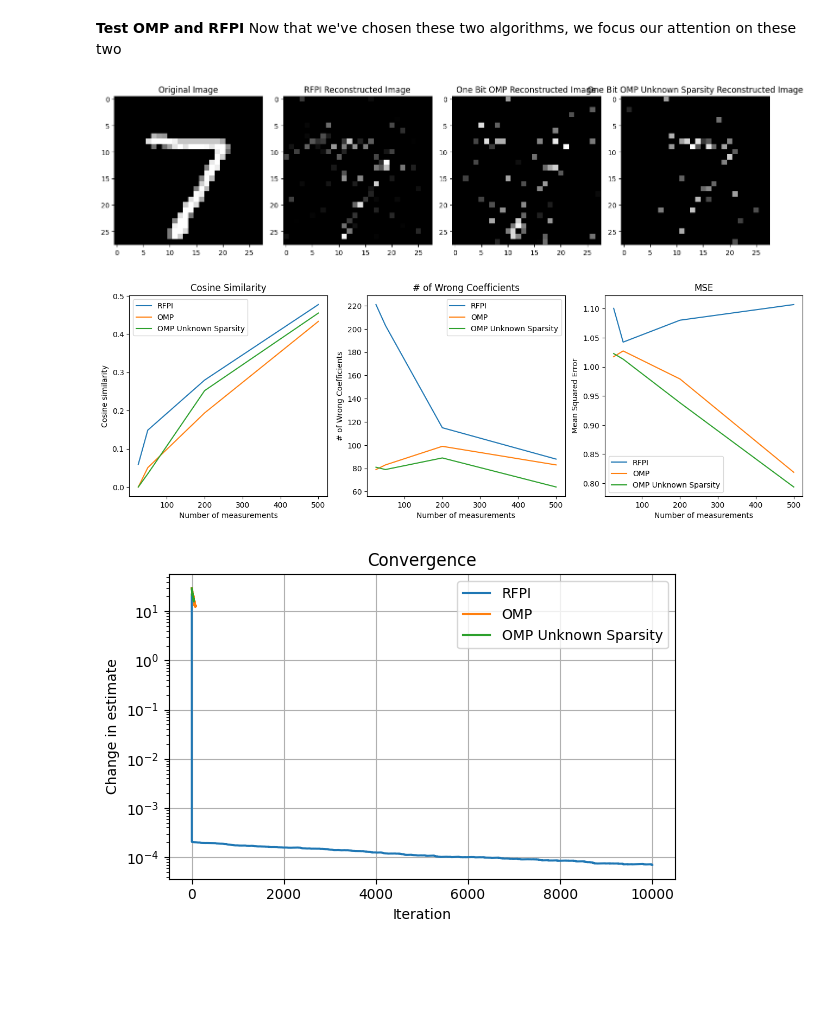
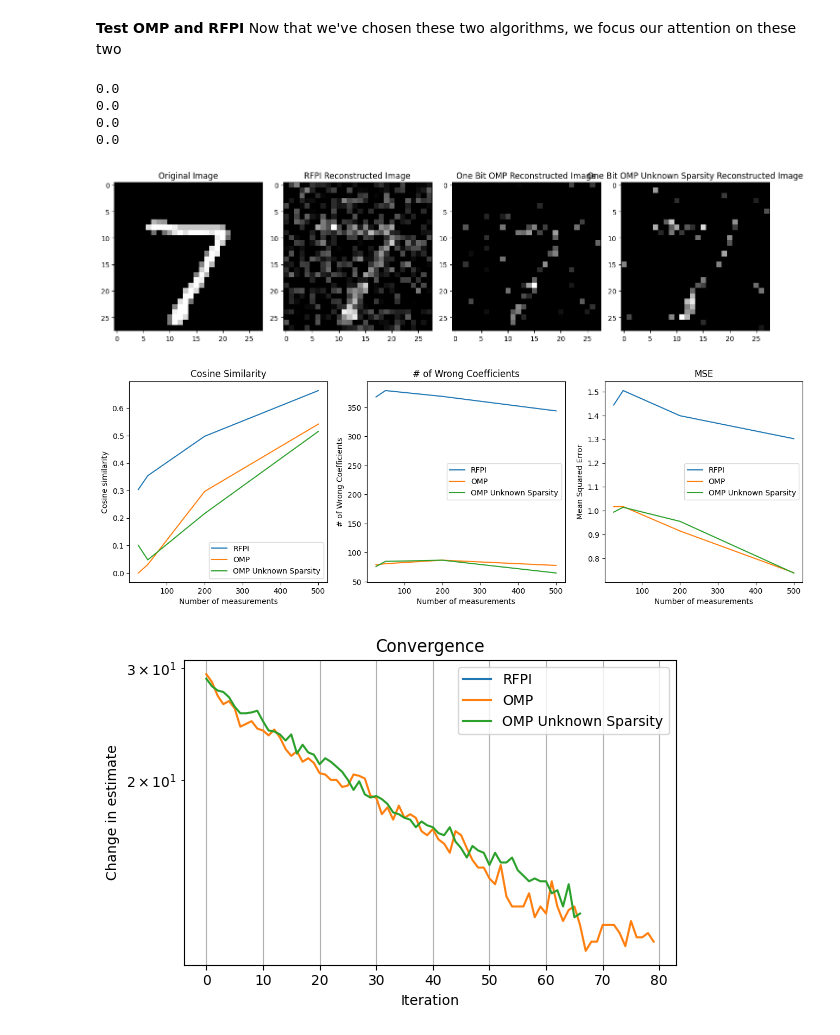
Before and after one commit to josephine-king/EE4740_ImageCompression, a Jupyter notebook: image_compression.ipynb, the cells around one changed output. Drawn from its saved outputs; the diff is of its cells as text; code cells hidden in the pictures; blank space fills up the shorter version.

```diff
--- a/image_compression.ipynb
+++ b/image_compression.ipynb
@@ -171,13 +171,16 @@ def biht(meas_matrix, measurement, lamda, step_size, sparsity, threshold, max_it
 def rfpi(meas_matrix, measurement, step_size, lamda, threshold, max_iter):
 
     estimate = np.linalg.pinv(meas_matrix) @ measurement
-    estimate = estimate/ np.linalg.norm(estimate)
+    estimate = estimate / np.linalg.norm(estimate)
     Y = np.diagflat(measurement)
     iter = 0
     convergence = []
 
+    residual = measurement.copy()
+    res_norm = np.linalg.norm(residual)
+
     delta = np.linalg.norm(measurement)
-    while iter < max_iter and delta > threshold:
+    while iter < max_iter and res_norm > threshold:
         last_estimate = estimate
         s = (Y @ meas_matrix).T @ np.maximum(np.multiply(measurement, meas_matrix @ estimate), np.zeros_like(measurement))
         g = s - (s.T @ estimate) * estimate
@@ -186,8 +189,12 @@ def rfpi(meas_matrix, measurement, step_size, lamda, threshold, max_iter):
         estimate /= np.linalg.norm(estimate)
         iter += 1
 
-        delta = np.linalg.norm(estimate - last_estimate)
-        convergence.append(delta)
+        residual = measurement - np.sign(meas_matrix @ estimate)
+        res_norm = np.linalg.norm(residual)
+        convergence.append(res_norm)
+
+        #delta = np.linalg.norm(estimate - last_estimate)
+        #convergence.append(delta)
     return estimate, convergence
 # %% [markdown]
 **ONE BIT OMP**
@@ -423,7 +430,7 @@ sparse_data = sparsify_data(data, 100)
 
 cosine_sim_omp, mses_omp, wrong_coeffs_omp, curr_data, estimate_omp, convergence_omp = test_algo("one_bit_omp", num_img, sparse_data, meas_matrix_dims, 1e-5, 0.1, 80, True, 1e-3, 1000)
 cosine_sim_omp_us, mses_omp_us, wrong_coeffs_omp_us, curr_data, estimate_omp_us, convergence_omp_us = test_algo("one_bit_omp", num_img, sparse_data, meas_matrix_dims, 1e-5, 0.1, 20, False, 1e-3, 1000)
-cosine_sim_rfpi, mses_rfpi, wrong_coeffs_rfpi, curr_data, estimate_rfpi, convergence_rfpi = test_algo("rfpi", num_img, sparse_data, meas_matrix_dims, 1e-4, 10, 0, False, 1e-5, 10000)
+cosine_sim_rfpi, mses_rfpi, wrong_coeffs_rfpi, curr_data, estimate_rfpi, convergence_rfpi = test_algo("rfpi", num_img, sparse_data, meas_matrix_dims, 1e-4, 5, 0, False, 1e-5, 10000)
 
 plot_algos([curr_data, estimate_rfpi, estimate_omp, estimate_omp_us], ["Original Image", "RFPI Reconstructed Image", "One Bit OMP Reconstructed Image", "One Bit OMP Unknown Sparsity Reconstructed Image"])
 
@@ -437,33 +444,37 @@ axs[0].set_xlabel("Number of measurements")
 axs[0].set_ylabel("Cosine similarity")
 axs[0].legend(["RFPI","OMP","OMP Unknown Sparsity"])
 axs[1].plot(meas_matrix_dims, wrong_coeffs_rfpi)
 axs[1].plot(meas_matrix_dims,wrong_coeffs_omp)
 axs[1].plot(meas_matrix_dims,wrong_coeffs_omp_us)
 axs[1].set_title("# of Wrong Coefficients")
 axs[1].set_xlabel("Number of measurements")
 axs[1].set_ylabel("# of Wrong Coefficients")
 axs[1].legend(["RFPI","OMP","OMP Unknown Sparsity"])
 axs[2].plot(meas_matrix_dims, mses_rfpi)
 axs[2].plot(meas_matrix_dims,mses_omp)
 axs[2].plot(meas_matrix_dims,mses_omp_us)
 axs[2].set_title("MSE")
 axs[2].set_xlabel("Number of measurements")
 axs[2].set_ylabel("Mean Squared Error")
 axs[2].legend(["RFPI","OMP","OMP Unknown Sparsity"])
 plt.show()
 
 plt.figure(figsize=(6, 4))
 plt.semilogy(convergence_rfpi)
 plt.semilogy(convergence_omp)
 plt.semilogy(convergence_omp_us)
 plt.xlabel("Iteration")
 plt.ylabel("Change in estimate")
 plt.title("Convergence")
 plt.legend(["RFPI","OMP","OMP Unknown Sparsity"])
 plt.grid(True)
 plt.tight_layout()
 plt.show()
 # %% [output]
+0.0
+0.0
+0.0
+0.0
-[figure, old version]
+[figure, new version]
-[figure, old version]
+[figure, new version]
-[figure, old version]
+[figure, new version]
```
Also changed, not shown: parts of 1 cell of this notebook.
